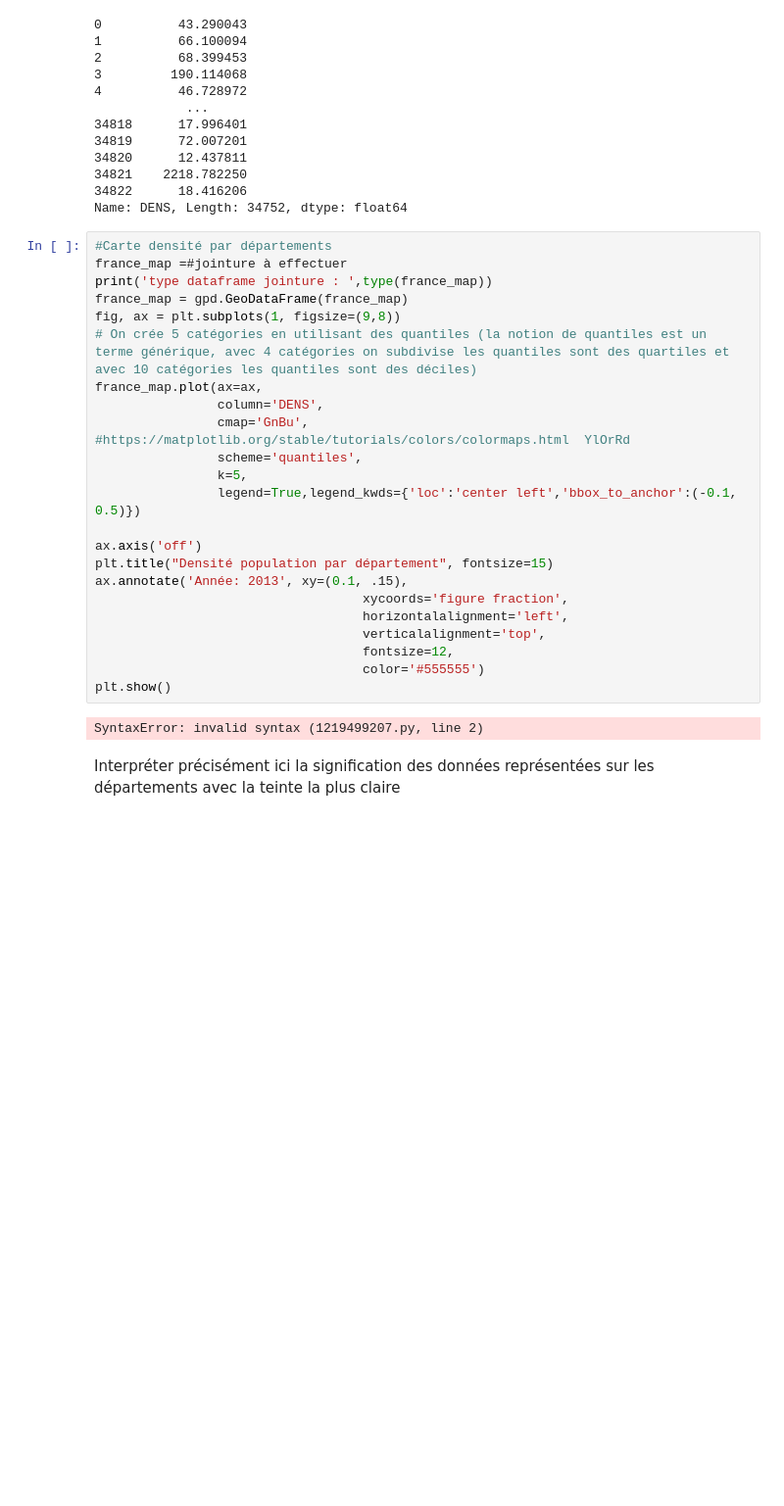
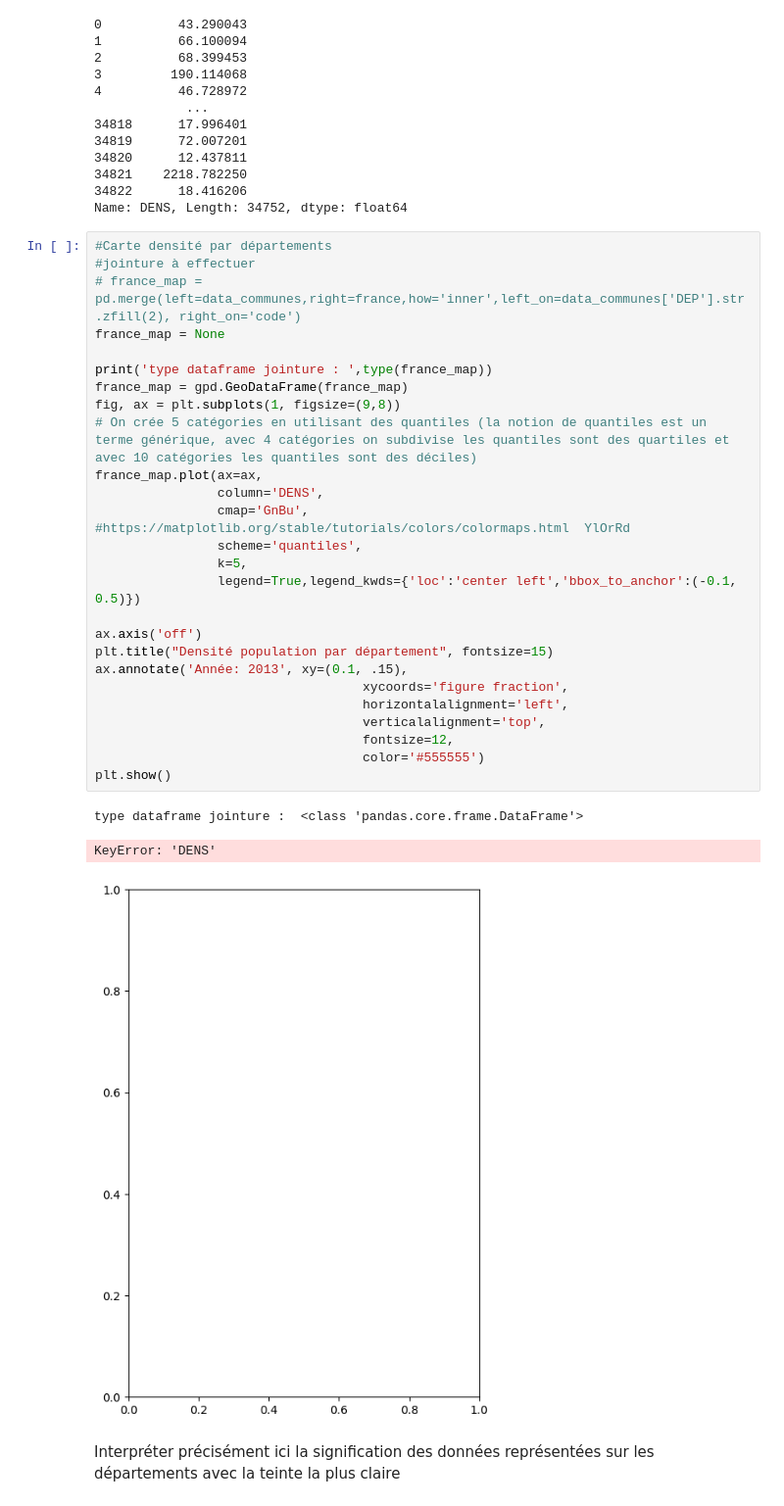
Before and after one commit to Afissard/Cours_obsidian, a Jupyter notebook: Maths/Statistiques_descriptive/TD4/TP_communes2_notebook_etu_avec_aide_31c.ipynb, the cells around one changed output. Shown: that part at 98% size. Cells and saved outputs as stored; diff of their text form; blank space fills up the shorter version.

```diff
--- a/Maths/Statistiques_descriptive/TD4/TP_communes2_notebook_etu_avec_aide_31c.ipynb
+++ b/Maths/Statistiques_descriptive/TD4/TP_communes2_notebook_etu_avec_aide_31c.ipynb
@@ -104,29 +104,34 @@ print(ratio.DENS)
 Name: DENS, Length: 34752, dtype: float64
 # %%
 #Carte densité par départements
-france_map =#jointure à effectuer
+#jointure à effectuer
+# france_map = pd.merge(left=data_communes,right=france,how='inner',left_on=data_communes['DEP'].str.zfill(2), right_on='code')
+france_map = None
+
 print('type dataframe jointure : ',type(france_map))
 france_map = gpd.GeoDataFrame(france_map)
 fig, ax = plt.subplots(1, figsize=(9,8))
 # On crée 5 catégories en utilisant des quantiles (la notion de quantiles est un terme générique, avec 4 catégories on subdivise les quantiles sont des quartiles et avec 10 catégories les quantiles sont des déciles)
 france_map.plot(ax=ax,
                 column='DENS',
                 cmap='GnBu', #https://matplotlib.org/stable/tutorials/colors/colormaps.html  YlOrRd
                 scheme='quantiles',
                 k=5,
                 legend=True,legend_kwds={'loc':'center left','bbox_to_anchor':(-0.1, 0.5)})
 
 ax.axis('off')
 plt.title("Densité population par département", fontsize=15)
 ax.annotate('Année: 2013', xy=(0.1, .15),
                                    xycoords='figure fraction',
                                    horizontalalignment='left',
                                    verticalalignment='top',
                                    fontsize=12,
                                    color='#555555')
 plt.show()
 # %% [output]
-SyntaxError: invalid syntax (1219499207.py, line 2)
+type dataframe jointure :  <class 'pandas.core.frame.DataFrame'>
+KeyError: 'DENS'
+[figure, added]
 # %% [markdown]
 Interpréter précisément ici la signification des données représentées sur les départements avec la teinte la plus claire
 # %%
```
Also changed, not shown: 4 other files.
